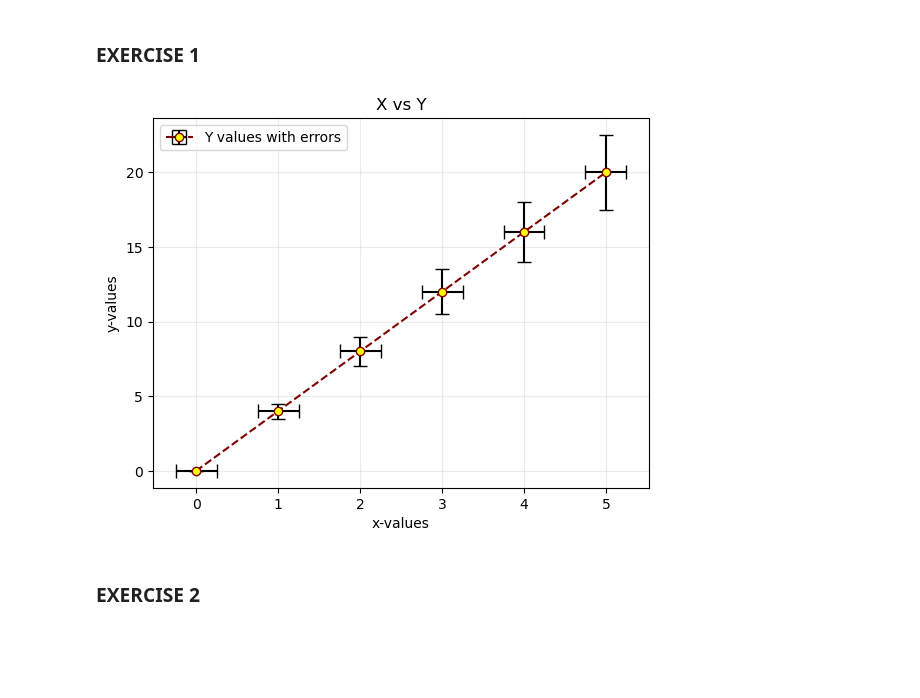
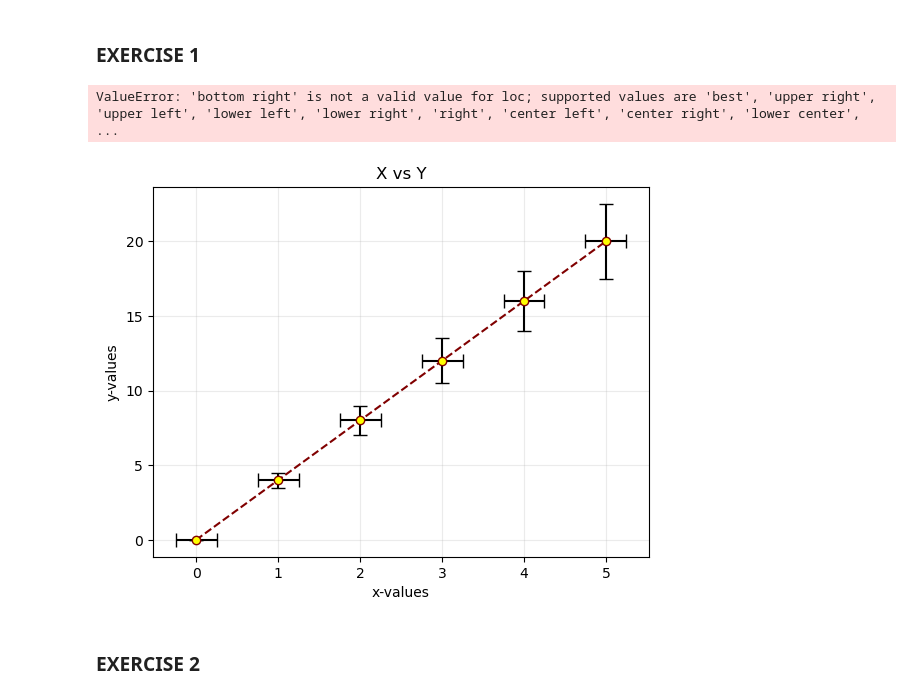
Before and after one commit to SPS-SP2273/learning-portfolio-2025-january-RyanWXW, a Jupyter notebook: 7.2_plotting__exercises/plotting_(need)_exercises.ipynb, the cells around one changed output. Cells and saved outputs as stored; diff of their text form; code cells hidden in the pictures; blank space fills up the shorter version.

Commit message:
resolve plotting exercise need

```diff
--- a/7.2_plotting__exercises/plotting_(need)_exercises.ipynb
+++ b/7.2_plotting__exercises/plotting_(need)_exercises.ipynb
@@ -5,26 +5,27 @@
 # %%
 import matplotlib.pyplot as plt
 
 x = [0, 1, 2, 3, 4, 5]
 y = [0, 4, 8, 12, 16, 20]
 y_err = [0.0, 0.5, 1.0, 1.5, 2.0, 2.5]
 x_err = .25
 
 plt.errorbar(x, y,
              xerr=x_err, yerr=y_err,
              color='maroon', linestyle='--',
              marker='o', markerfacecolor='yellow',
              ecolor='black', capsize=5,
              label='Y values with errors')
 
 plt.xlabel('x-values')
 plt.ylabel('y-values')
 plt.title('X vs Y')
 plt.grid(alpha=.25)
-plt.legend()
+plt.legend(loc='bottom right')
 plt.show()
 # %% [output]
+ValueError: 'bottom right' is not a valid value for loc; supported values are 'best', 'upper right', 'upper left', 'lower left', 'lower right', 'right', 'center left', 'center right', 'lower center',  ...
-[figure, old version]
+[figure, new version]
 # %% [markdown]
 ### EXERCISE 2
 # %%
```
Also changed, not shown: 3 other files.
